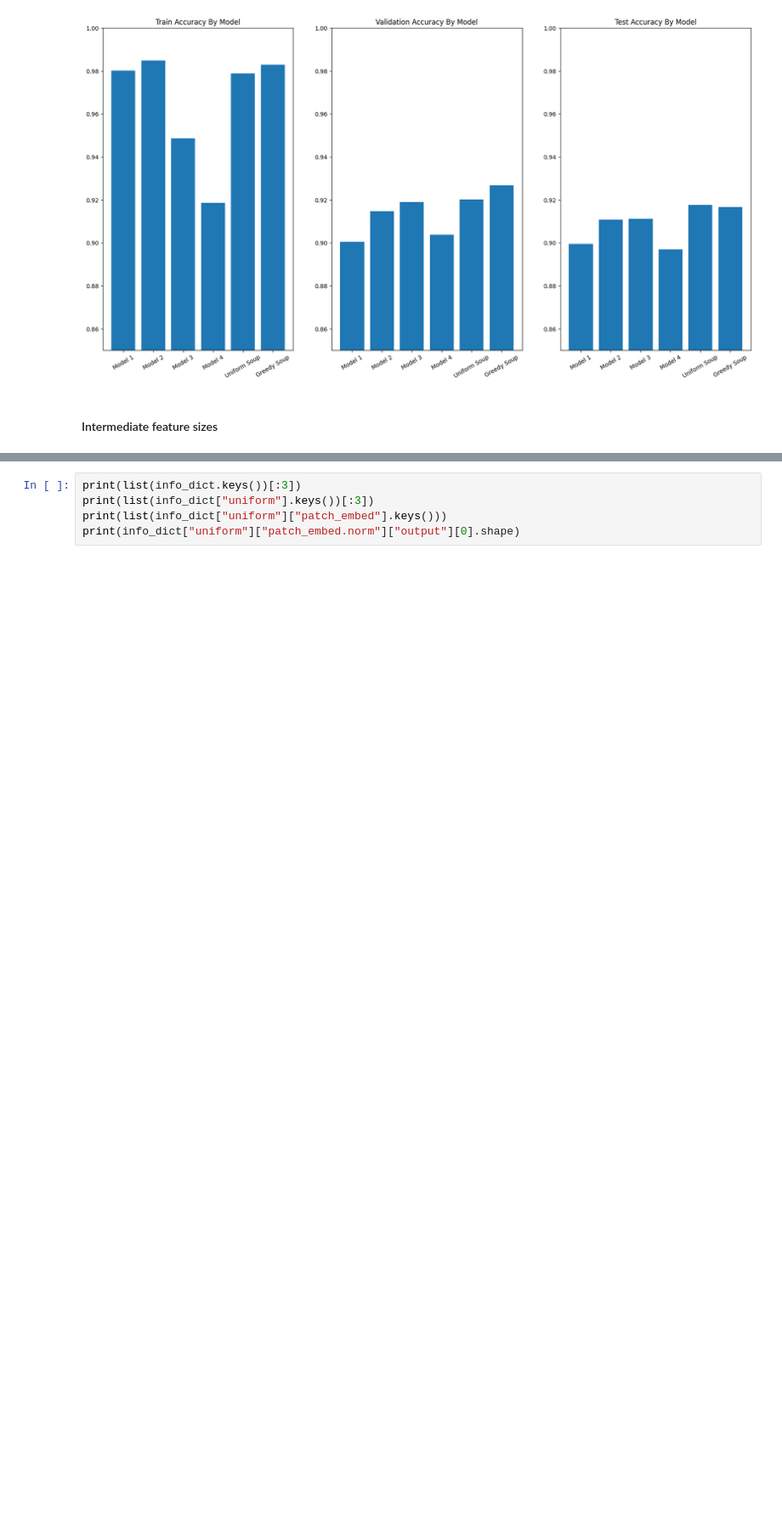
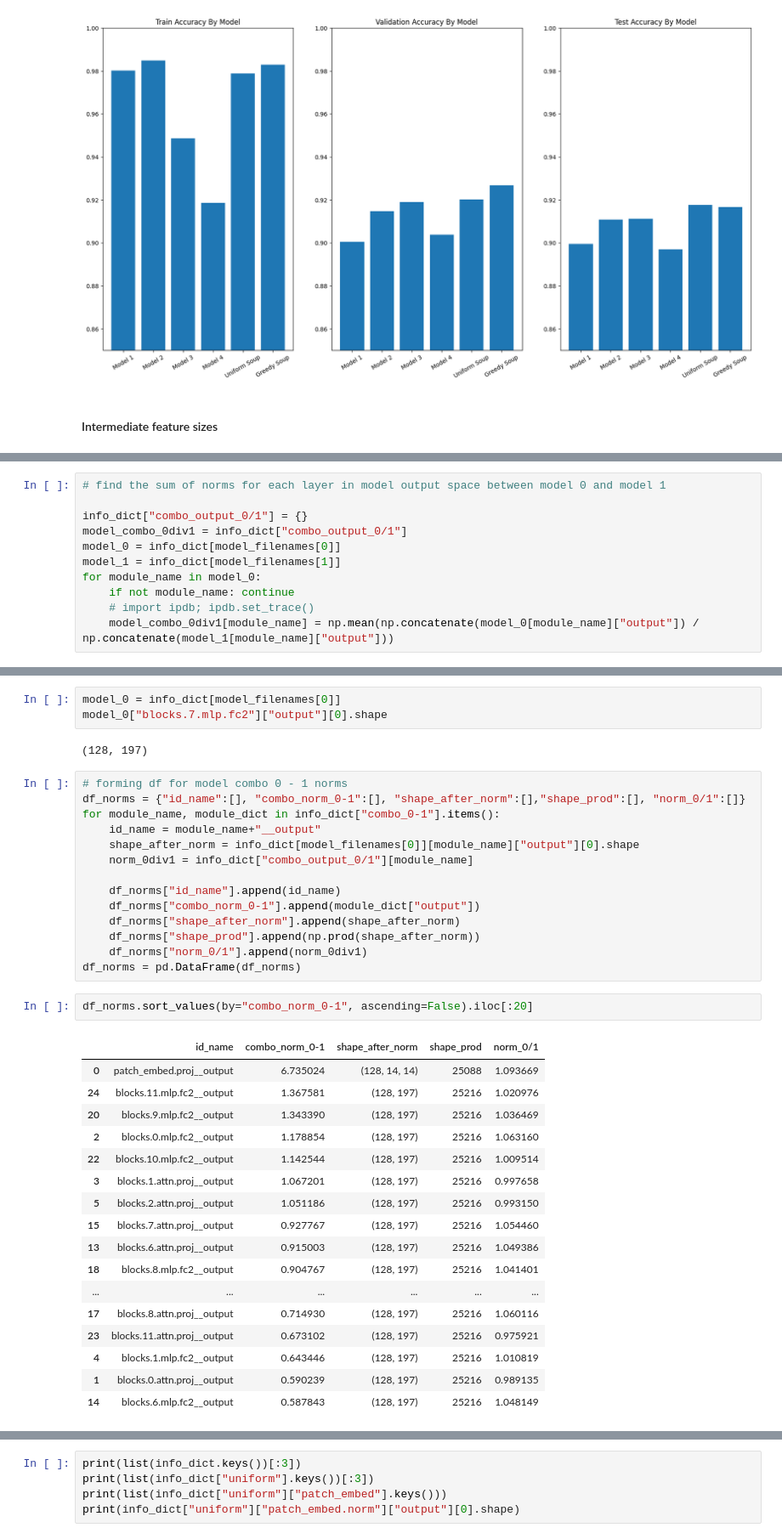
Before and after one commit to jakob-bjorner/hoffman_group_vision_transformer_soup, a Jupyter notebook: Vision_Transformer_AugReg_greedy_soup_v1.ipynb, the cells around one changed output, grey strips where cells are left out. Shown at 85% size. Saved outputs shown, nothing was run; the diff lists cells and outputs as text; blank space fills up the shorter version.

```diff
--- a/Vision_Transformer_AugReg_greedy_soup_v1.ipynb
+++ b/Vision_Transformer_AugReg_greedy_soup_v1.ipynb
@@ -731,0 +806,11 @@ plot_all_models()
+# %%
+# find the sum of norms for each layer in model output space between model 0 and model 1
+
+info_dict["combo_output_0/1"] = {}
+model_combo_0div1 = info_dict["combo_output_0/1"]
+model_0 = info_dict[model_filenames[0]]
+model_1 = info_dict[model_filenames[1]]
+for module_name in model_0:
+    if not module_name: continue
+    # import ipdb; ipdb.set_trace()
+    model_combo_0div1[module_name] = np.mean(np.concatenate(model_0[module_name]["output"]) / np.concatenate(model_1[module_name]["output"]))
@@ -732 +867,40 @@ plot_all_models()
+# %%
+model_0 = info_dict[model_filenames[0]]
+model_0["blocks.7.mlp.fc2"]["output"][0].shape
+# %% [output]
+(128, 197)
+# %%
+# forming df for model combo 0 - 1 norms
+df_norms = {"id_name":[], "combo_norm_0-1":[], "shape_after_norm":[],"shape_prod":[], "norm_0/1":[]}
+for module_name, module_dict in info_dict["combo_0-1"].items():
+    id_name = module_name+"__output"
+    shape_after_norm = info_dict[model_filenames[0]][module_name]["output"][0].shape
+    norm_0div1 = info_dict["combo_output_0/1"][module_name]
+
+    df_norms["id_name"].append(id_name)
+    df_norms["combo_norm_0-1"].append(module_dict["output"])
+    df_norms["shape_after_norm"].append(shape_after_norm)
+    df_norms["shape_prod"].append(np.prod(shape_after_norm))
+    df_norms["norm_0/1"].append(norm_0div1)
+df_norms = pd.DataFrame(df_norms)
+# %%
+df_norms.sort_values(by="combo_norm_0-1", ascending=False).iloc[:20]
+# %% [output]
+|  | id_name | combo_norm_0-1 | shape_after_norm | shape_prod | norm_0/1 |
+| 0 | patch_embed.proj__output | 6.735024 | (128, 14, 14) | 25088 | 1.093669 |
+| 24 | blocks.11.mlp.fc2__output | 1.367581 | (128, 197) | 25216 | 1.020976 |
+| 20 | blocks.9.mlp.fc2__output | 1.343390 | (128, 197) | 25216 | 1.036469 |
+| 2 | blocks.0.mlp.fc2__output | 1.178854 | (128, 197) | 25216 | 1.063160 |
+| 22 | blocks.10.mlp.fc2__output | 1.142544 | (128, 197) | 25216 | 1.009514 |
+| 3 | blocks.1.attn.proj__output | 1.067201 | (128, 197) | 25216 | 0.997658 |
+| 5 | blocks.2.attn.proj__output | 1.051186 | (128, 197) | 25216 | 0.993150 |
+| 15 | blocks.7.attn.proj__output | 0.927767 | (128, 197) | 25216 | 1.054460 |
+| 13 | blocks.6.attn.proj__output | 0.915003 | (128, 197) | 25216 | 1.049386 |
+| 18 | blocks.8.mlp.fc2__output | 0.904767 | (128, 197) | 25216 | 1.041401 |
+| ... | ... | ... | ... | ... | ... |
+| 17 | blocks.8.attn.proj__output | 0.714930 | (128, 197) | 25216 | 1.060116 |
+| 23 | blocks.11.attn.proj__output | 0.673102 | (128, 197) | 25216 | 0.975921 |
+| 4 | blocks.1.mlp.fc2__output | 0.643446 | (128, 197) | 25216 | 1.010819 |
+| 1 | blocks.0.attn.proj__output | 0.590239 | (128, 197) | 25216 | 0.989135 |
+| 14 | blocks.6.mlp.fc2__output | 0.587843 | (128, 197) | 25216 | 1.048149 |
 # %%
```
Also changed, not shown: parts of 42 cells of this notebook, 1 other file.
